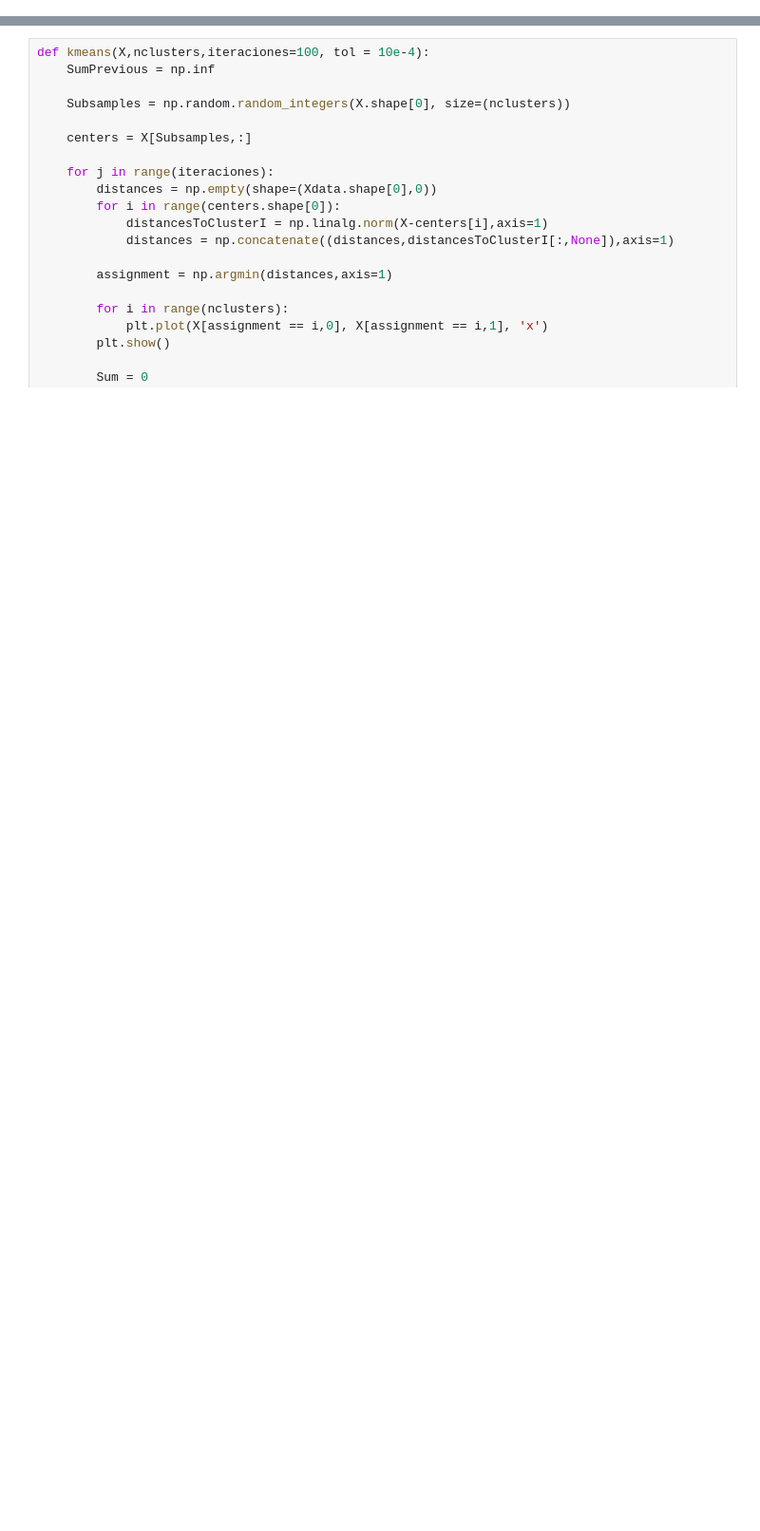
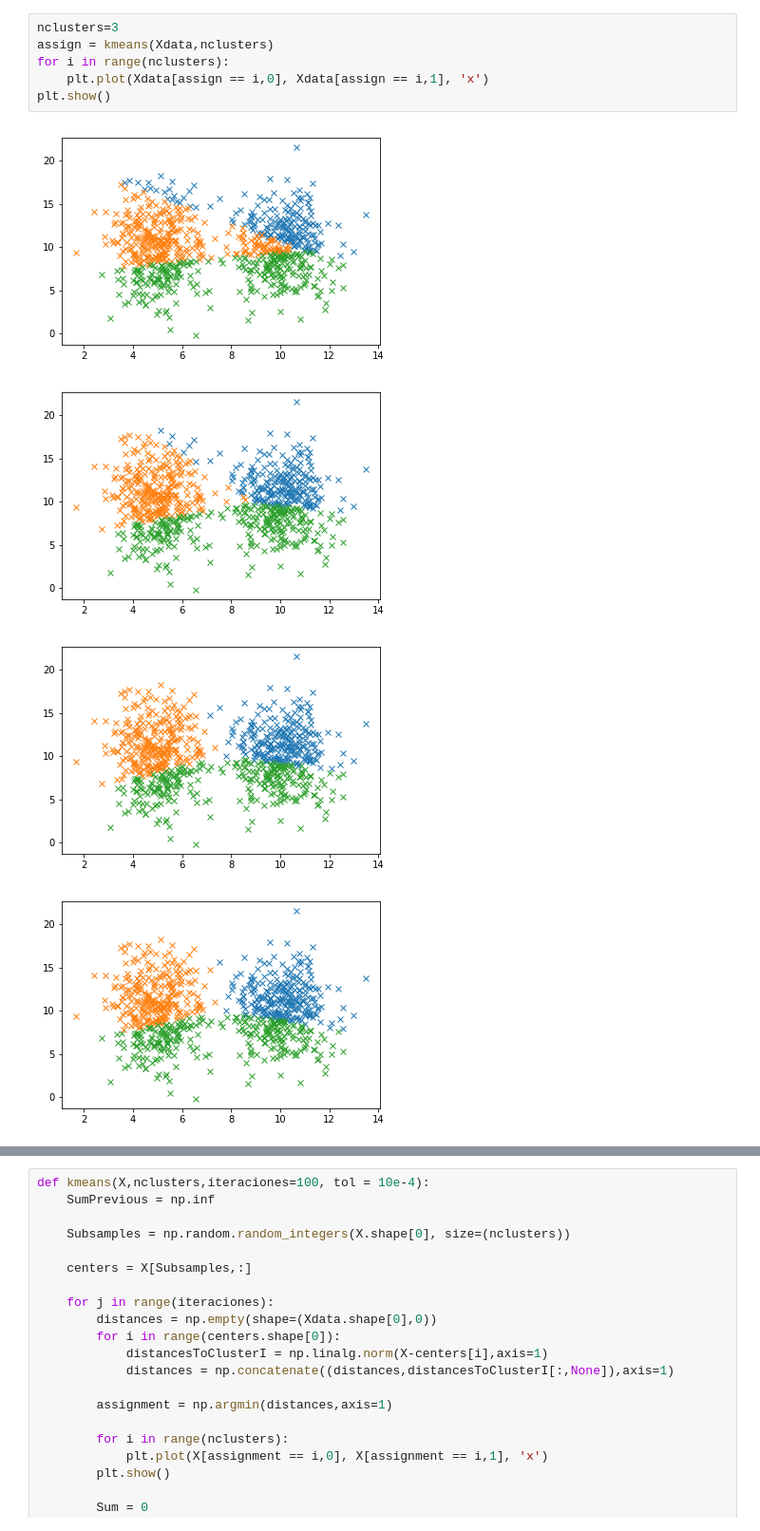
Before and after one commit to williamegomez/Machine-Learnign-Teaching, a Jupyter notebook: lessons/2018-1/Clustering/Clustering K Means.ipynb, the cells around one changed output, grey strips where cells are left out. Shown at 95% size. Drawn from its saved outputs; the diff is of its cells as text; blank space fills up the shorter version.

```diff
--- a/lessons/2018-1/Clustering/Clustering K Means.ipynb
+++ b/lessons/2018-1/Clustering/Clustering K Means.ipynb
@@ -132,0 +111,11 @@ plt.show()
+# %%
+nclusters=3
+assign = kmeans(Xdata,nclusters)
+for i in range(nclusters):
+    plt.plot(Xdata[assign == i,0], Xdata[assign == i,1], 'x')
+plt.show()
+# %% [output]
+[figure, added]
+[figure, added]
+[figure, added]
+[figure, added]
```
Also changed, not shown: parts of 7 cells of this notebook.
